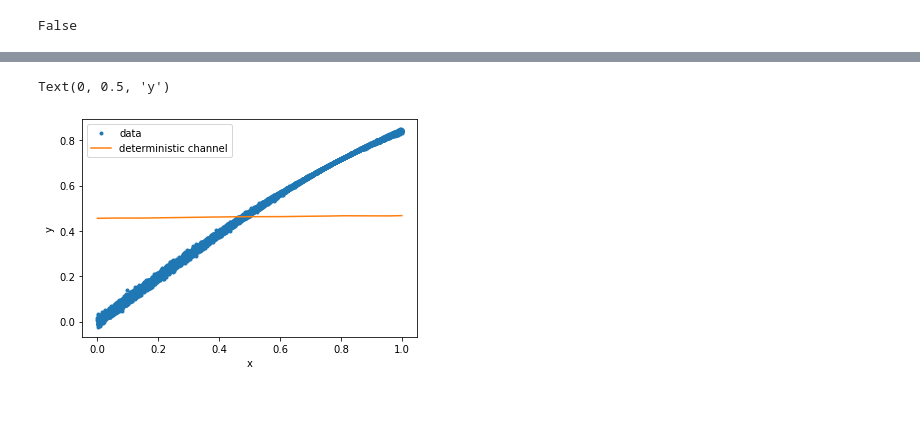
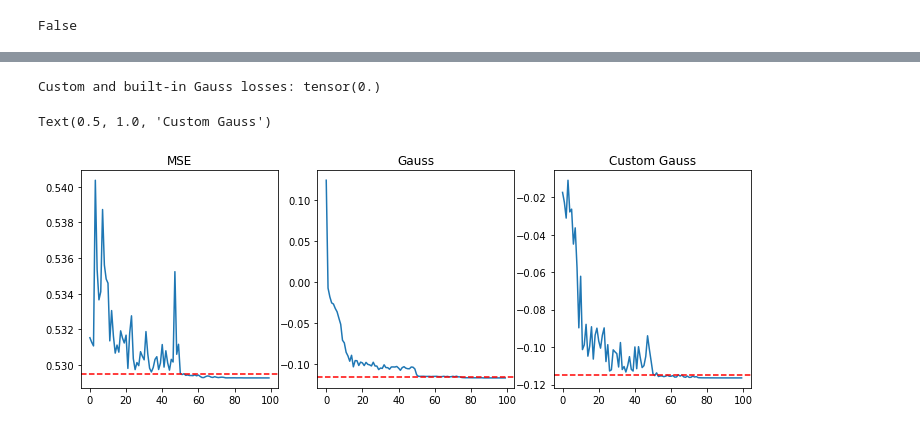
Before and after one commit to Pperezhogin/pyqg_experiments_Ross, a Jupyter notebook: pyqg_subgrid_experiments/GaussianLoss_1D.ipynb, the cells around one changed output, grey strips where cells are left out. Drawn from its saved outputs; the diff is of its cells as text; code cells hidden in the pictures; blank space fills up the shorter version.

```diff
--- a/pyqg_subgrid_experiments/GaussianLoss_1D.ipynb
+++ b/pyqg_subgrid_experiments/GaussianLoss_1D.ipynb
@@ -207,11 +194,25 @@ Text(0.5, 1.0, 'Custom Gauss')
 # %%
 with torch.no_grad():
     yhat = pnet.forward(x)
-# %%
-plt.plot(x,y,'.',x,yhat[:,0])
-plt.legend(['data', 'deterministic channel'])
-plt.xlabel('x')
-plt.ylabel('y')
-# %% [output]
-Text(0, 0.5, 'y')
-[figure, removed]
+# %%
+criterion = nn.GaussianNLLLoss()
+print('Custom and built-in Gauss losses:', custom_gauss(pnet,x,y) - criterion(yhat[:,0:1], y, yhat[:,1:2]))
+# %% [output]
+Custom and built-in Gauss losses: tensor(0.)
+# %%
+plt.figure(figsize=(12,4))
+plt.subplot(131)
+plt.plot(pnet.loss_history['custom_mse'])
+plt.axhline(y=MSE_min,linestyle='--',color='r')
+plt.title('MSE')
+plt.subplot(132)
+plt.plot(pnet.loss_history['gauss'])
+plt.axhline(y=Gauss_min,linestyle='--',color='r')
+plt.title('Gauss')
+plt.subplot(133)
+plt.plot(pnet.loss_history['custom_gauss'])
+plt.axhline(y=Gauss_min,linestyle='--',color='r')
+plt.title('Custom Gauss')
+# %% [output]
+Text(0.5, 1.0, 'Custom Gauss')
+[figure, added]
```
Also changed, not shown: parts of 27 cells of this notebook.
